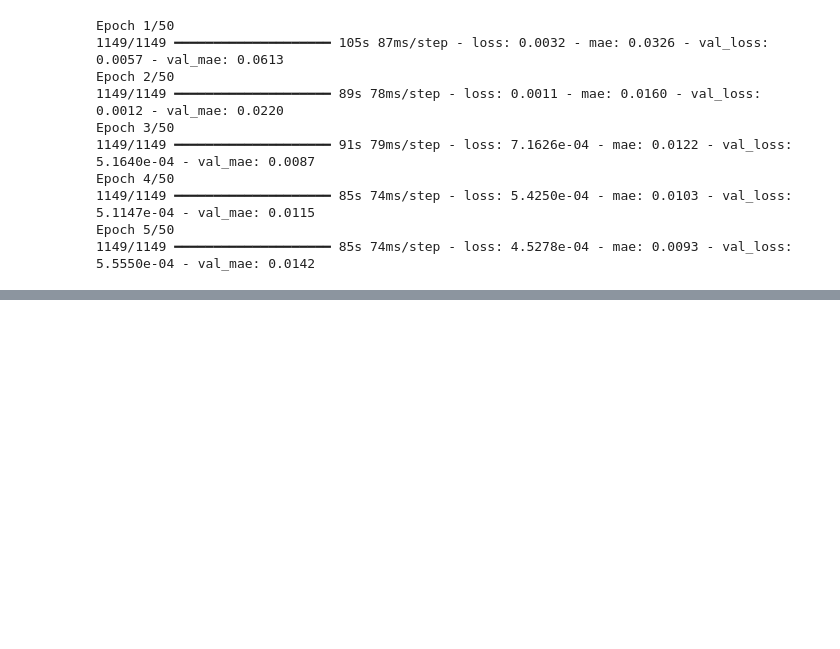
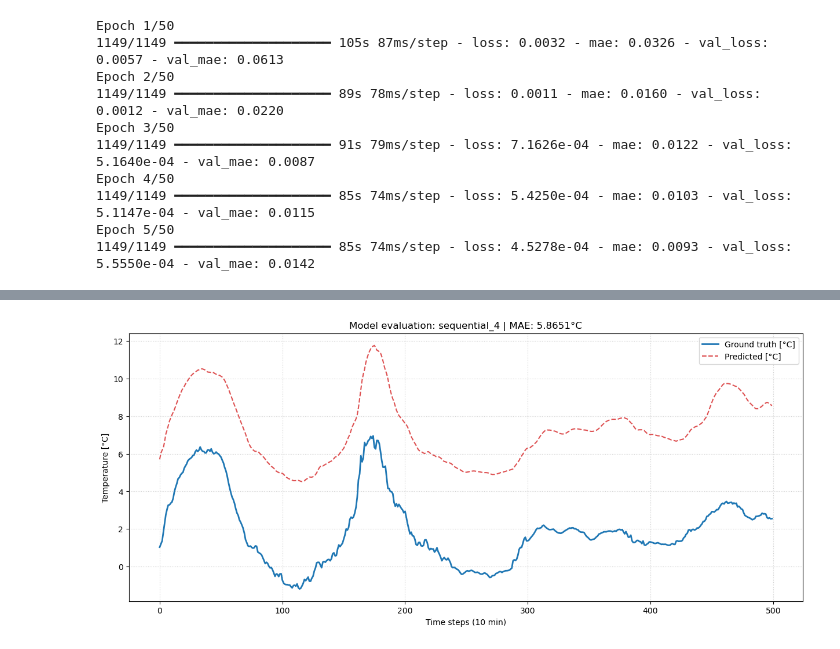
Before and after one commit to MrWlobo/Weather-Forecasting, a Jupyter notebook: main.ipynb, the cells around one changed output, grey strips where cells are left out. Cells and saved outputs as stored; diff of their text form; code cells hidden in the pictures; blank space fills up the shorter version.

```diff
--- a/main.ipynb
+++ b/main.ipynb
@@ -568,0 +576,3 @@ Epoch 5/50
+# %%
+plot_celsius_predictions(lstm_simple_optimized, X_test, y_test, scaler)
+# %% [output]
@@ -568,0 +580 @@ Epoch 5/50
+[figure, added]
```
Also changed, not shown: parts of 4 cells of this notebook.
